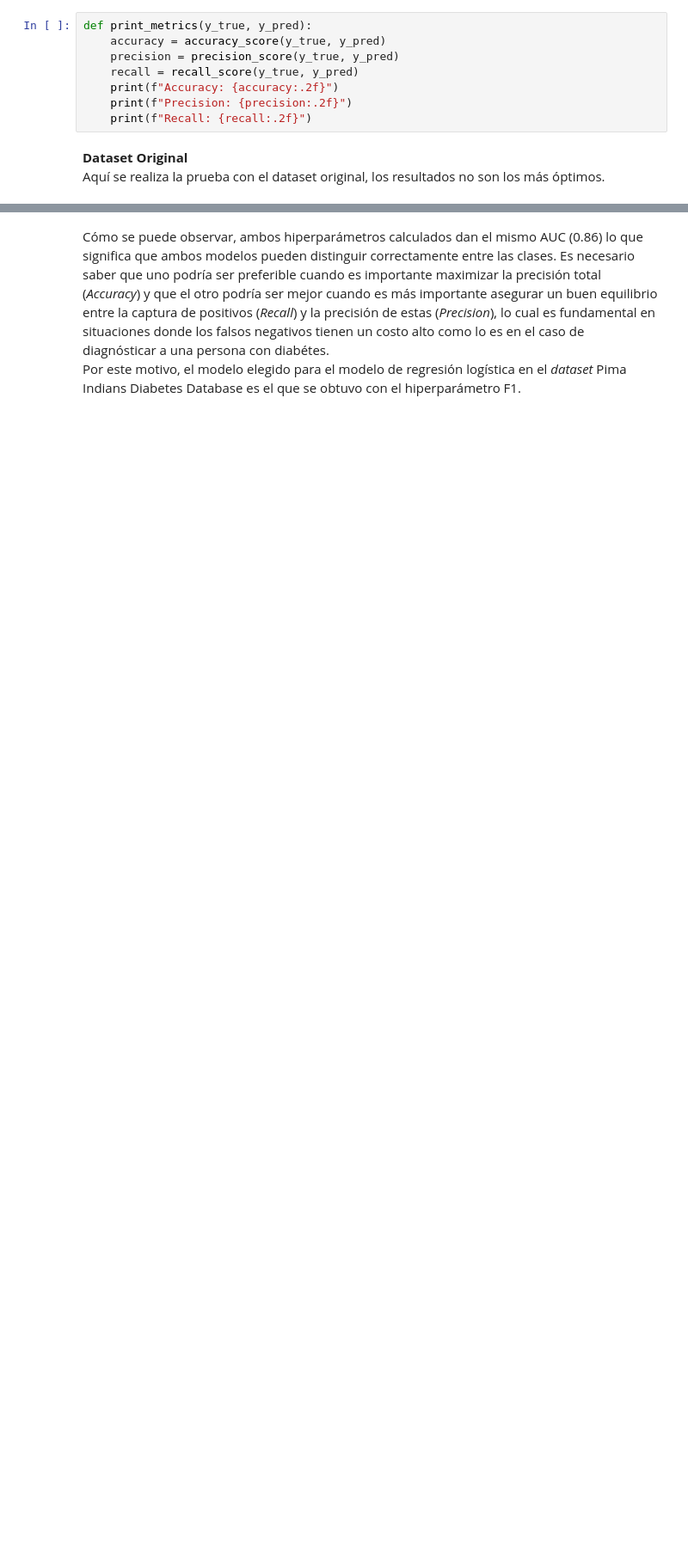
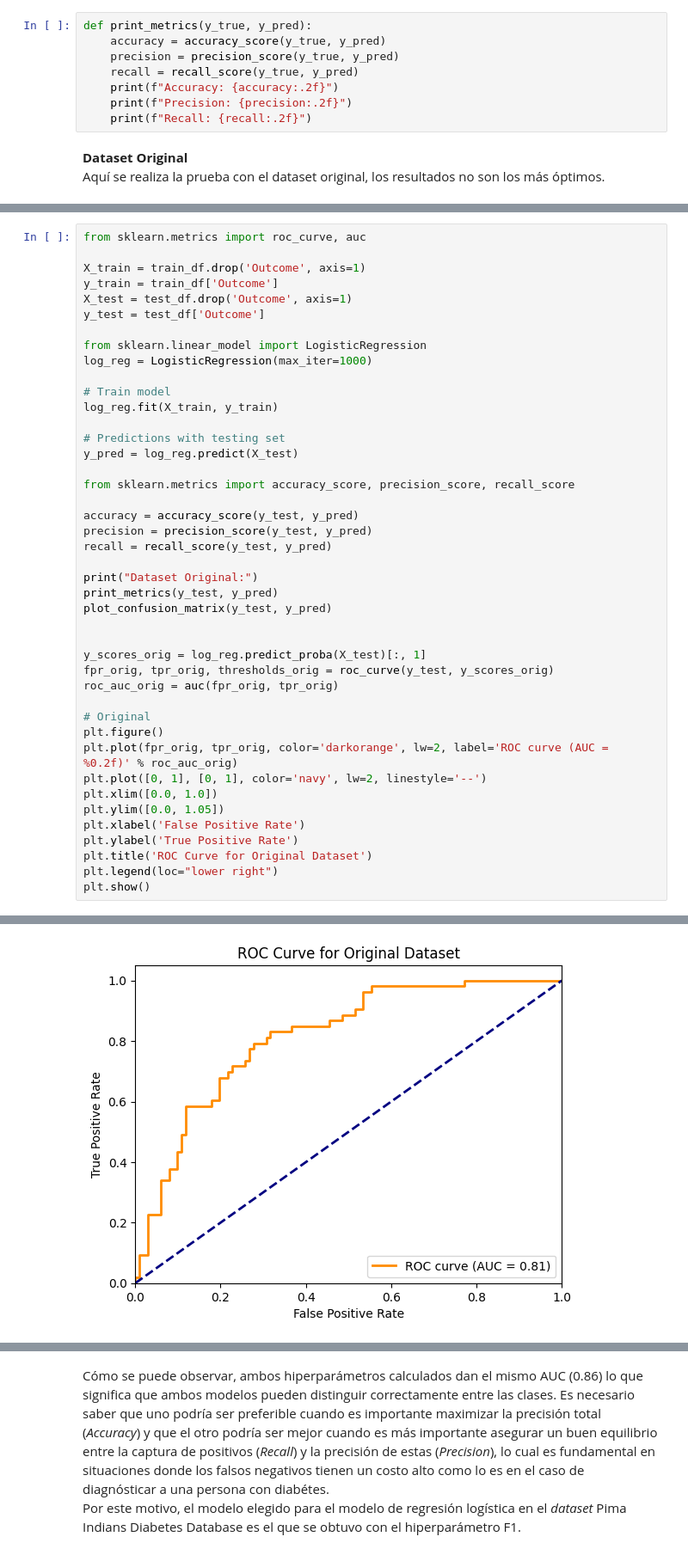
Before and after one commit to TheCsarbeat/proyecto1-IA, a Jupyter notebook: RegresionLogistica.ipynb, the cells around one changed output, grey strips where cells are left out. Shown at 86% size. Cells and saved outputs as stored; diff of their text form; blank space fills up the shorter version.

```diff
--- a/RegresionLogistica.ipynb
+++ b/RegresionLogistica.ipynb
@@ -489,0 +77,44 @@ Recall: 0.80
+# %%
+from sklearn.metrics import roc_curve, auc
+
+X_train = train_df.drop('Outcome', axis=1)
+y_train = train_df['Outcome']
+X_test = test_df.drop('Outcome', axis=1)
+y_test = test_df['Outcome']
+
+from sklearn.linear_model import LogisticRegression
+log_reg = LogisticRegression(max_iter=1000)
+
+# Train model
+log_reg.fit(X_train, y_train)
+
+# Predictions with testing set
+y_pred = log_reg.predict(X_test)
+
+from sklearn.metrics import accuracy_score, precision_score, recall_score
+
+accuracy = accuracy_score(y_test, y_pred)
+precision = precision_score(y_test, y_pred)
+recall = recall_score(y_test, y_pred)
+
+print("Dataset Original:")
+print_metrics(y_test, y_pred)
+plot_confusion_matrix(y_test, y_pred)
+
+
+y_scores_orig = log_reg.predict_proba(X_test)[:, 1]
+fpr_orig, tpr_orig, thresholds_orig = roc_curve(y_test, y_scores_orig)
+roc_auc_orig = auc(fpr_orig, tpr_orig)
+
+# Original
+plt.figure()
+plt.plot(fpr_orig, tpr_orig, color='darkorange', lw=2, label='ROC curve (AUC = %0.2f)' % roc_auc_orig)
+plt.plot([0, 1], [0, 1], color='navy', lw=2, linestyle='--')
+plt.xlim([0.0, 1.0])
+plt.ylim([0.0, 1.05])
+plt.xlabel('False Positive Rate')
+plt.ylabel('True Positive Rate')
+plt.title('ROC Curve for Original Dataset')
+plt.legend(loc="lower right")
+plt.show()
+# %% [output]
@@ -489,0 +126 @@ Recall: 0.80
+[figure, added]
```
Also changed, not shown: parts of 76 cells of this notebook.
